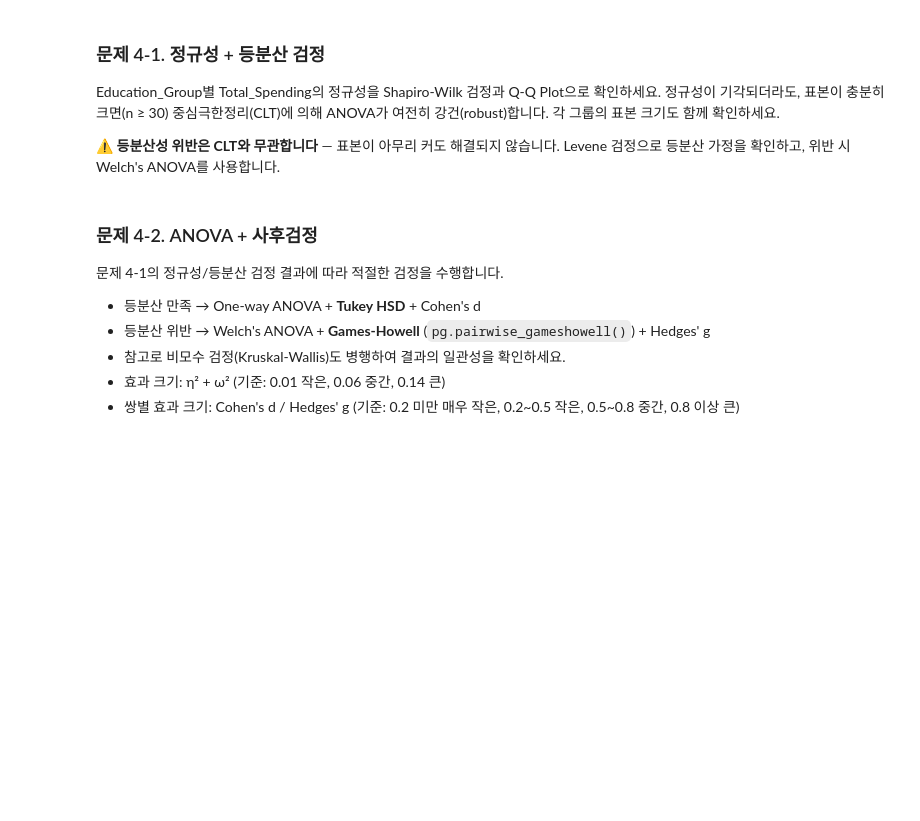
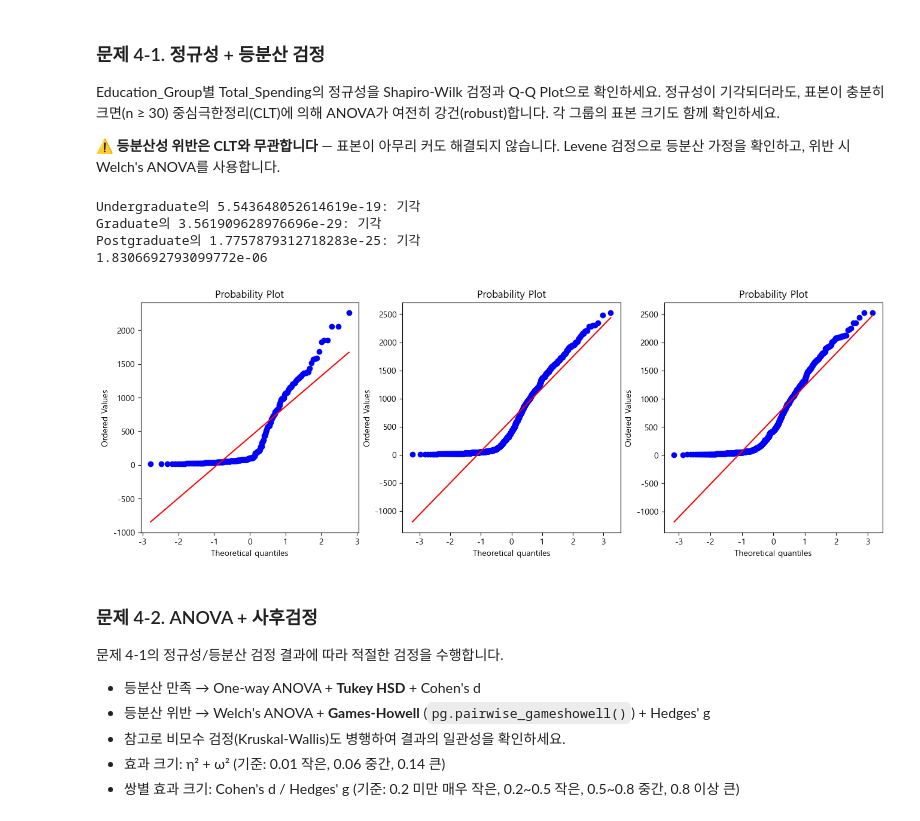
Before and after one commit to sparta-data11-statistics-practice/practice-01-descriptive-statistics-lch092420, a Jupyter notebook: practice_comprehensive_lch.ipynb, the cells around one changed output. Drawn from its saved outputs; the diff is of its cells as text; code cells hidden in the pictures; blank space fills up the shorter version.

```diff
--- a/practice_comprehensive_lch.ipynb
+++ b/practice_comprehensive_lch.ipynb
@@ -650,11 +749,29 @@ Levene 검정으로 등분산 가정을 확인하고, 위반 시 Welch's ANOVA
 edu_groups = ['Undergraduate', 'Graduate', 'Postgraduate']
 
 # TODO 4-1(a): Shapiro-Wilk 검정 (각 그룹별)
-
+for g in edu_groups:
+    stat_sw, p_sw = stats.shapiro(df[df['Education_Group']==g]['Total_Spending'])
+    print(f"{g}의 {p_sw:}: {'통과' if p_sw >=0.05 else '기각'}")
+#모두 정규성을 위반한다.
 # TODO 4-1(b): Levene 등분산 검정 → use_welch = True/False 설정
-use_welch = None
+stat_l,p_l =stats.levene(*[df[df['Education_Group']==g]['Total_Spending'] for g in edu_groups])
+print(p_l)
+use_welch = True
+# %% [output]
+Undergraduate의 5.543648052614619e-19: 기각
+Graduate의 3.561909628976696e-29: 기각
+Postgraduate의 1.7757879312718283e-25: 기각
+1.8306692793099772e-06
 # %%
 # TODO 4-1(b): Q-Q Plot (1×3 서브플롯)
+fig, axes = plt.subplots(1,3,figsize=(16,5))
+
+for g , ax in zip(edu_groups,axes):
+    stats.probplot(df[df['Education_Group']==g]['Total_Spending'],dist = 'norm',plot = ax)
+
+plt.show()
+# %% [output]
+[figure, added]
 # %% [markdown]
 ### 문제 4-2. ANOVA + 사후검정
 
```
Also changed, not shown: parts of 28 cells of this notebook.
